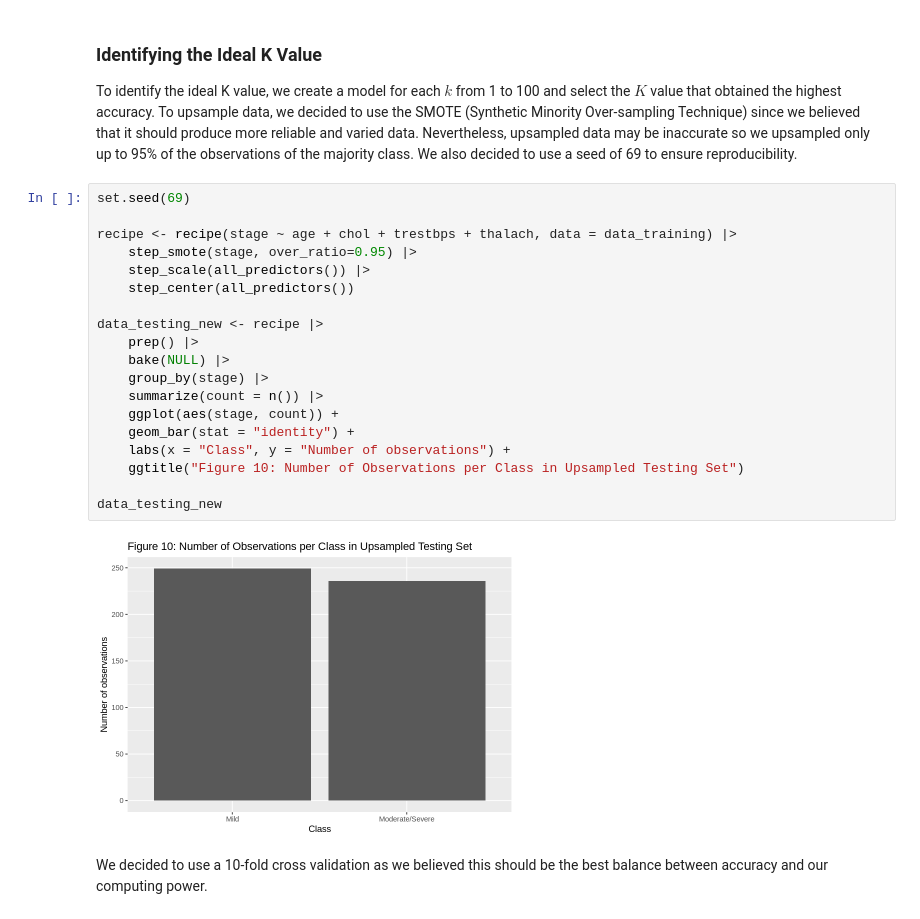
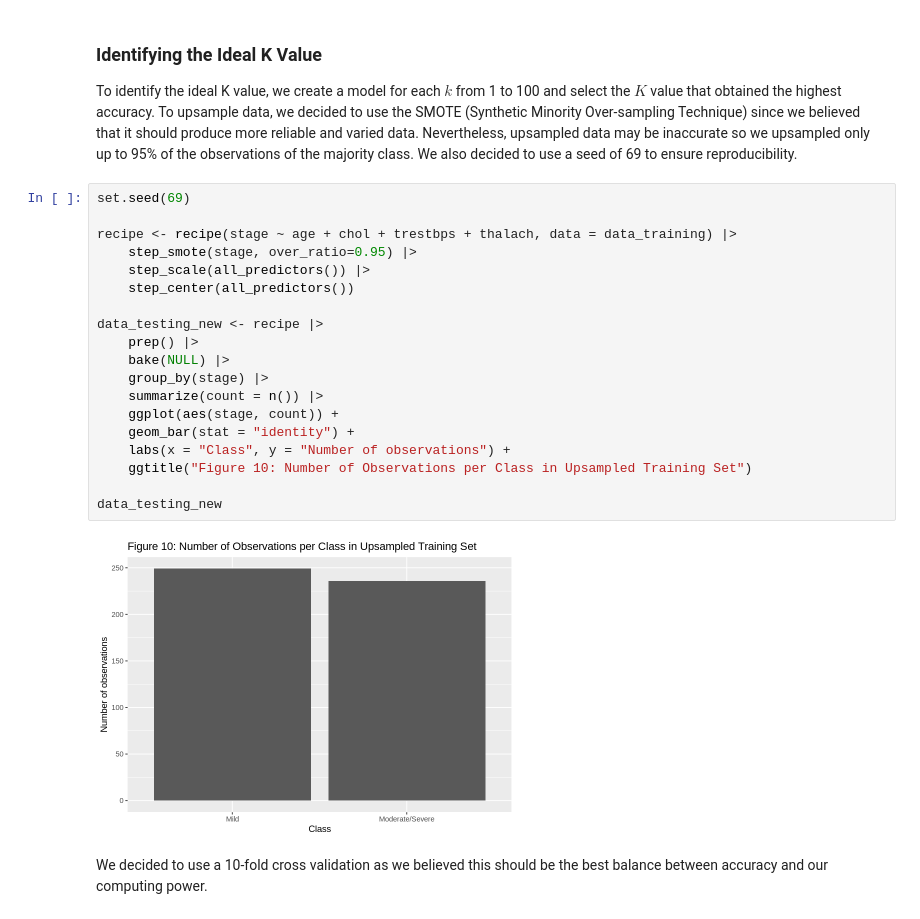
Before and after one commit to clay-arras/DSCI100GroupProject, a Jupyter notebook: DSCI100_Group30_Report.ipynb, the cells around one changed output. Cells and saved outputs as stored; diff of their text form.

```diff
--- a/DSCI100_Group30_Report.ipynb
+++ b/DSCI100_Group30_Report.ipynb
@@ -349,24 +357,24 @@ To identify the ideal K value, we create a model for each $k$ from 1 to 100 and
 # %%
 set.seed(69)
 
 recipe <- recipe(stage ~ age + chol + trestbps + thalach, data = data_training) |>
     step_smote(stage, over_ratio=0.95) |>
     step_scale(all_predictors()) |>
     step_center(all_predictors())
 
 data_testing_new <- recipe |>
     prep() |>
     bake(NULL) |>
     group_by(stage) |>
     summarize(count = n()) |>
     ggplot(aes(stage, count)) +
     geom_bar(stat = "identity") +
     labs(x = "Class", y = "Number of observations") +
-    ggtitle("Figure 10: Number of Observations per Class in Upsampled Testing Set")
+    ggtitle("Figure 10: Number of Observations per Class in Upsampled Training Set")
 
 data_testing_new
 # %% [output]
-[figure, old version]
+[figure, new version]
 # %% [markdown]
 We decided to use a 10-fold cross validation as we believed this should be the best balance between accuracy and our computing power.
 # %%
```
Also changed, not shown: parts of 14 cells of this notebook.
